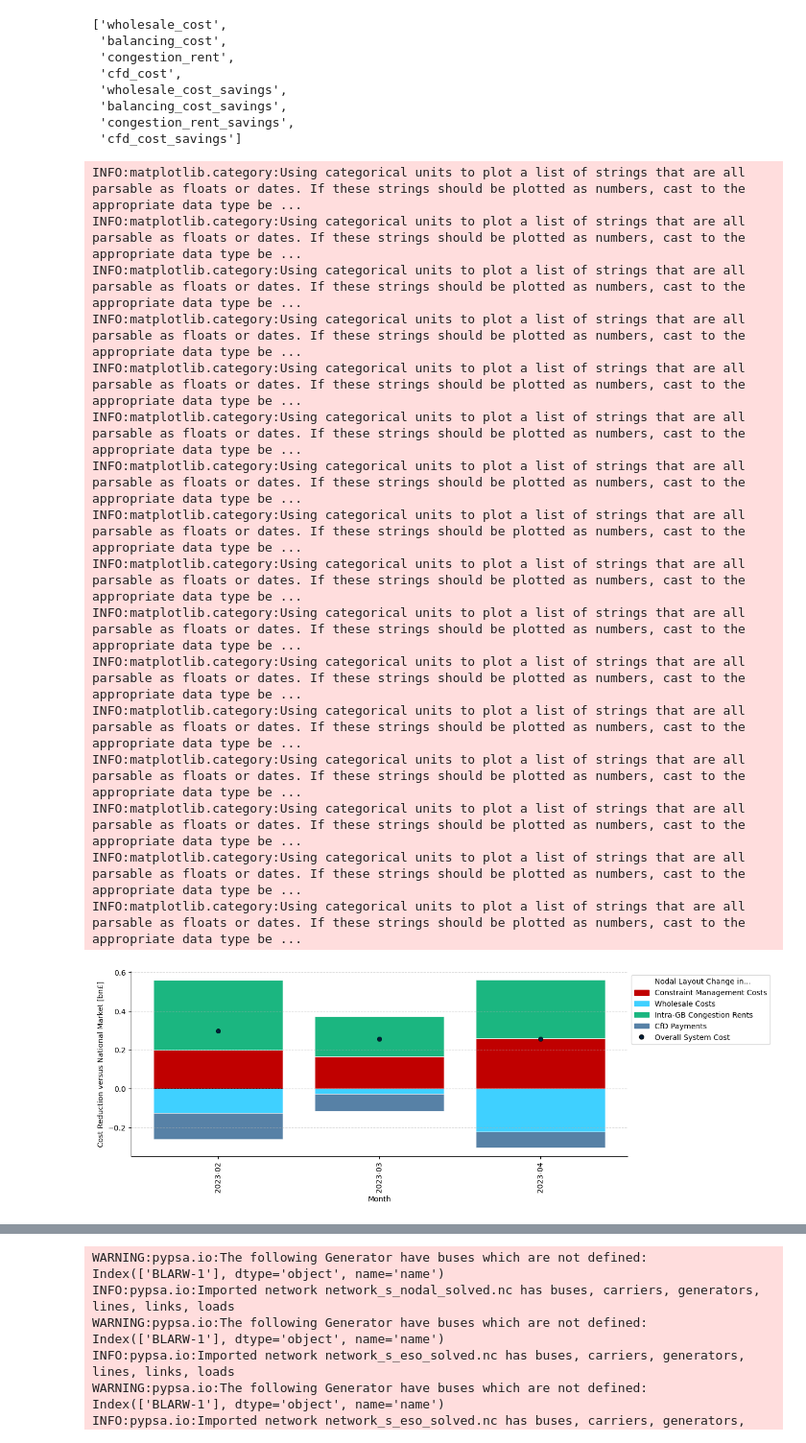
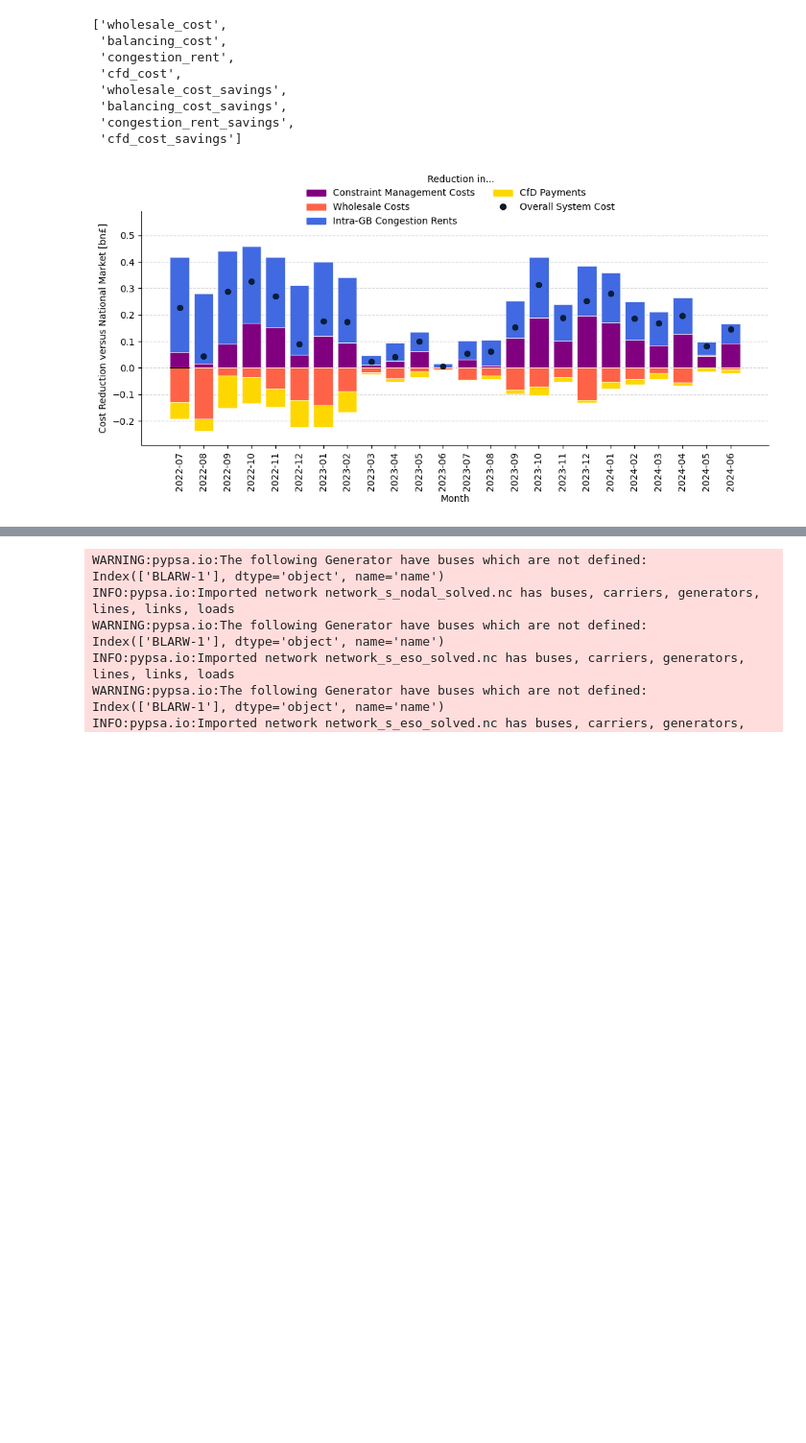
Before and after one commit to LukasFrankenQ/LMP, a Jupyter notebook: notebooks/aggregate_all.ipynb, the cells around one changed output, grey strips where cells are left out. Shown at 96% size. Saved outputs shown, nothing was run; the diff lists cells and outputs as text; code cells hidden in the pictures; blank space fills up the shorter version.

```diff
--- a/notebooks/aggregate_all.ipynb
+++ b/notebooks/aggregate_all.ipynb
@@ -9,5 +9,7 @@ from pathlib import Path
 
 sys.path.append(str(Path.cwd().parent / 'scripts'))
 from _aggregation_helpers import flexible_aggregate
+# %%
+dates = pd.date_range('2022-07', '2024-07', freq='m').strftime('%Y-%m')
 # %%
 # dates = pd.date_range('2022-07', '2024-07', freq='m').strftime('%Y-%m')
@@ -139,10 +146,15 @@ list(total['nodal']['globals']['variables'])
 fig, ax = plt.subplots(1, 1, figsize=(12, 4.5))
 
 colors = {
-    'balancing_cost_savings': '#c00000',
-    'wholesale_cost_savings': '#3fd0ff',
-    'congestion_rent_savings': '#1bb680',
-    'cfd_cost_savings': '#5781a6',
+    # 'balancing_cost_savings': '#c00000',
+    'balancing_cost_savings': 'purple',
+    # 'wholesale_cost_savings': '#3fd0ff',
+    'wholesale_cost_savings': 'tomato',
+    # 'congestion_rent_savings': '#1bb680',
+    'congestion_rent_savings': 'royalblue',
+    # 'cfd_cost_savings': '#5781a6',
+    # 'cfd_cost_savings': 'teal',
+    'cfd_cost_savings': 'gold',
     'total': '#00213b',
 }
 cmapper = {
@@ -161,7 +173,8 @@ nice_names = {
 
 quants = list(nice_names)
 
-l = 'nodal'
+# l = 'nodal'
+l = 'eso'
 
 ttt = 0
 plotstart = pd.Timestamp('2022-07')
@@ -215,52 +228,60 @@ for q, col in nice_names.items():
     ax.bar(0, 0, color=colors[q], label=nice_names[q], edgecolor='black', linewidth=0.5)
 
 from matplotlib.patches import Patch
 from matplotlib.lines import Line2D
 
 handles, labels = [], []
 
-handles.append(Line2D([0], [0], color='w', lw=0, label=''))
+# handles.append(Line2D([0], [0], color='w', lw=0, label=''))
 
 nice_lname = {
     'nodal': 'Nodal Layout',
     'eso': 'Zonal Layout',
 }
-labels = [f'{nice_lname[l]} Change in...']
+# labels = [f'{nice_lname[l]} Reduction in...']
+# labels = ['Reduction in...']
+labels = []
 
-for n, nn in nice_names.items():
+for i, (n, nn) in enumerate(nice_names.items()):
     handles.append(Patch(color=colors[n]))
     labels.append(nn)
+
+    # if i == 1:
+    # handles.append(Line2D([0], [0], color='w', lw=0, label=''))
+    #     labels.append('')
+
 
 handles.append(Line2D([0], [0], color='w', marker='o', label='', markerfacecolor=colors['total'], markeredgecolor='black'))
 labels.append('Overall System Cost')
 
+if l == 'eso':
+    bbox_to_anchor = (0.25, 0.9)
+else:
+    bbox_to_anchor = (0.23, 1.01)
+
 ax.legend(
     handles, labels,
+    title='Reduction in...',
     # loc='lower right',
-    bbox_to_anchor=(1, 1),
+    # bbox_to_anchor=(1, 0.39),
+    bbox_to_anchor=bbox_to_anchor,
+    ncol=2,
+    frameon=False,
 )
+
+# ax.text(
+#     '2024-03', -0.15, f'{nice_lname[l]}',
+# fontweight='bold', fontsize=12, color='black', ha='left', va='center',
+# )
 
 ax.grid(axis='y', linestyle='--', alpha=0.5)
 ax.tick_params(axis='x', labelrotation=90)
 ax.set_xlabel('Month')
+ax.set_axisbelow(True)
 
-plt.savefig(f'monthly_totals_{l}.pdf')
+ax.set_ylim(-0.29, 0.59)
+
+plt.savefig(f'monthly_totals_{l}.png', dpi=300, bbox_inches='tight')
 plt.show()
 # %% [output]
-INFO:matplotlib.category:Using categorical units to plot a list of strings that are all parsable as floats or dates. If these strings should be plotted as numbers, cast to the appropriate data type be ...
-INFO:matplotlib.category:Using categorical units to plot a list of strings that are all parsable as floats or dates. If these strings should be plotted as numbers, cast to the appropriate data type be ...
-INFO:matplotlib.category:Using categorical units to plot a list of strings that are all parsable as floats or dates. If these strings should be plotted as numbers, cast to the appropriate data type be ...
-INFO:matplotlib.category:Using categorical units to plot a list of strings that are all parsable as floats or dates. If these strings should be plotted as numbers, cast to the appropriate data type be ...
-INFO:matplotlib.category:Using categorical units to plot a list of strings that are all parsable as floats or dates. If these strings should be plotted as numbers, cast to the appropriate data type be ...
-INFO:matplotlib.category:Using categorical units to plot a list of strings that are all parsable as floats or dates. If these strings should be plotted as numbers, cast to the appropriate data type be ...
-INFO:matplotlib.category:Using categorical units to plot a list of strings that are all parsable as floats or dates. If these strings should be plotted as numbers, cast to the appropriate data type be ...
-INFO:matplotlib.category:Using categorical units to plot a list of strings that are all parsable as floats or dates. If these strings should be plotted as numbers, cast to the appropriate data type be ...
-INFO:matplotlib.category:Using categorical units to plot a list of strings that are all parsable as floats or dates. If these strings should be plotted as numbers, cast to the appropriate data type be ...
-INFO:matplotlib.category:Using categorical units to plot a list of strings that are all parsable as floats or dates. If these strings should be plotted as numbers, cast to the appropriate data type be ...
-INFO:matplotlib.category:Using categorical units to plot a list of strings that are all parsable as floats or dates. If these strings should be plotted as numbers, cast to the appropriate data type be ...
-INFO:matplotlib.category:Using categorical units to plot a list of strings that are all parsable as floats or dates. If these strings should be plotted as numbers, cast to the appropriate data type be ...
-INFO:matplotlib.category:Using categorical units to plot a list of strings that are all parsable as floats or dates. If these strings should be plotted as numbers, cast to the appropriate data type be ...
-INFO:matplotlib.category:Using categorical units to plot a list of strings that are all parsable as floats or dates. If these strings should be plotted as numbers, cast to the appropriate data type be ...
-INFO:matplotlib.category:Using categorical units to plot a list of strings that are all parsable as floats or dates. If these strings should be plotted as numbers, cast to the appropriate data type be ...
-INFO:matplotlib.category:Using categorical units to plot a list of strings that are all parsable as floats or dates. If these strings should be plotted as numbers, cast to the appropriate data type be ...
-[figure, old version]
+[figure, new version]
```
Also changed, not shown: parts of 8 cells of this notebook, 4 other files.
